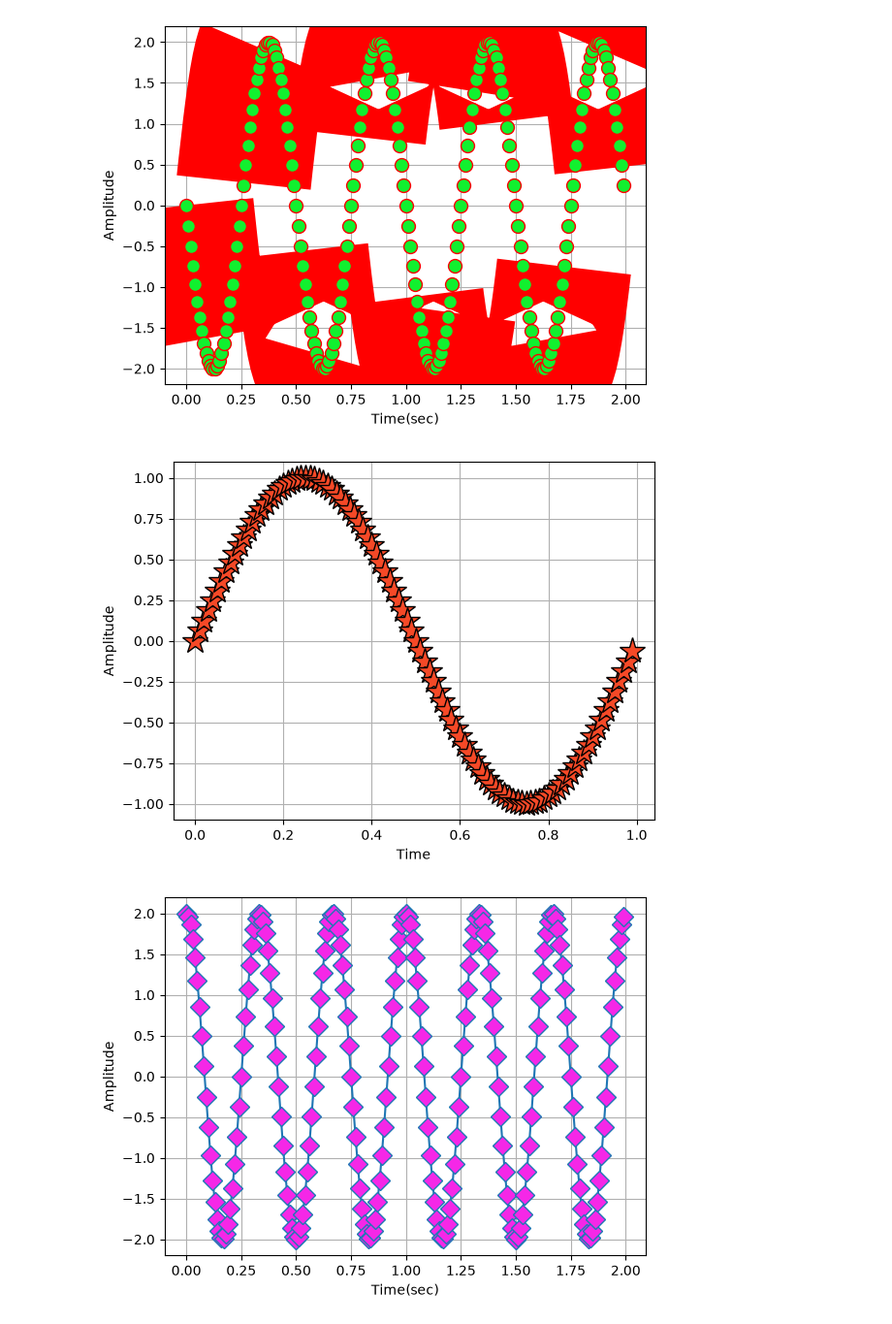
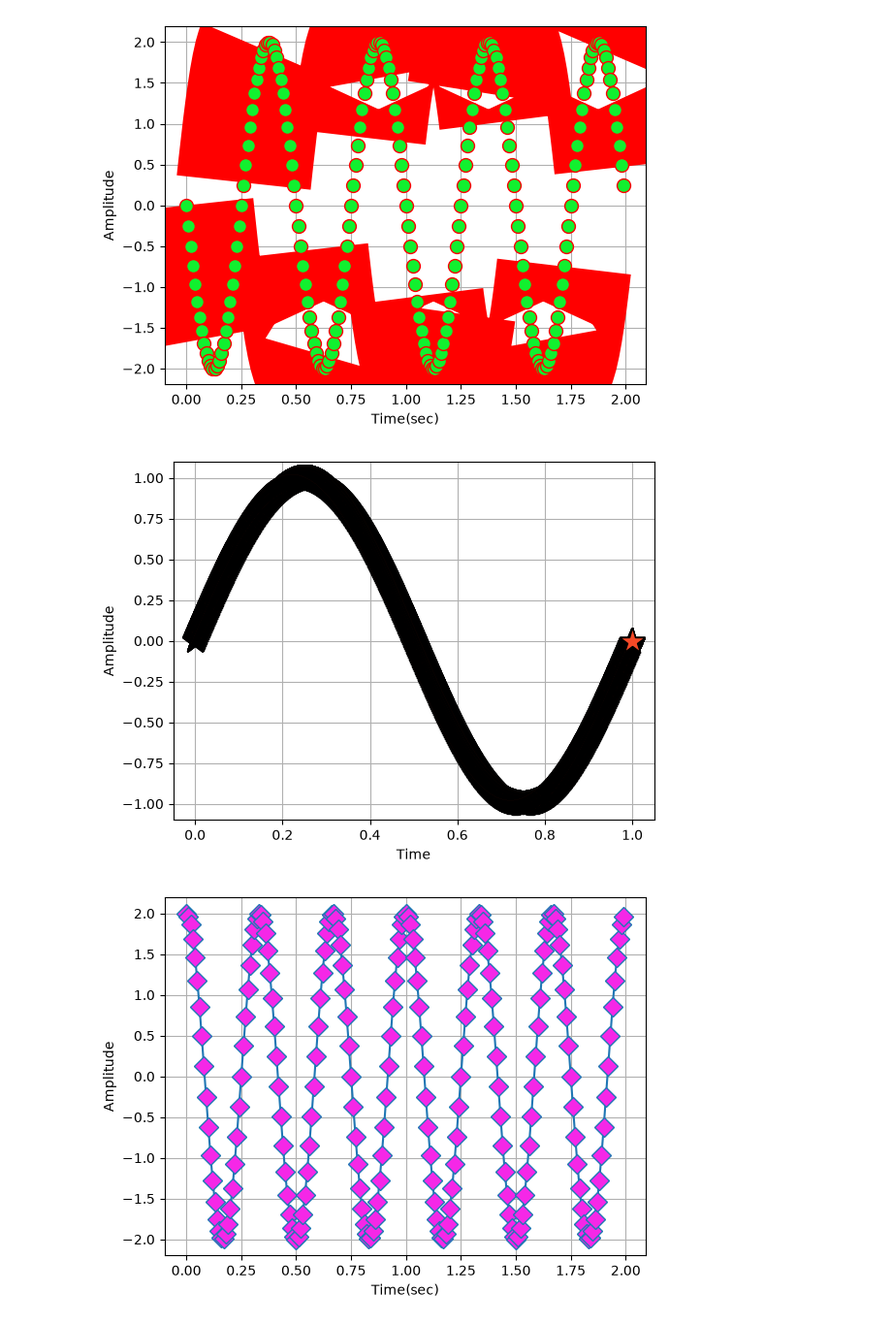
Before and after one commit to sotheasokea/Digital-Signal-Processing-Lecture, a Jupyter notebook: Lecture/w1_exercise_practise.ipynb, the cells around one changed output. Shown at 97% size. Drawn from its saved outputs; the diff is of its cells as text; code cells hidden in the pictures.

```diff
--- a/Lecture/w1_exercise_practise.ipynb
+++ b/Lecture/w1_exercise_practise.ipynb
@@ -45,18 +45,18 @@ def generate_sine(t, f, p = 0, a = 1):
 # %%
 # Exercise 4:
 # 1.
-t = time_axis(fs = 100, duration = 1)
+t = time_axis(fs = 10000, duration = 1)
 f = 1
 p = 0
 a = 1
 y = generate_sine(t, f, p, a)
 plt.plot(t, y, marker = "*", markersize = 20, markerfacecolor="#F54927", color = "black")
 plt.xlabel("Time")
 plt.ylabel("Amplitude")
 plt.grid()
 plt.show()
 # %% [output]
-[figure, old version]
+[figure, new version]
 # %%
 # 2.
 t = time_axis(fs = 100, duration = 2)
```
Also changed, not shown: 13 other files.
